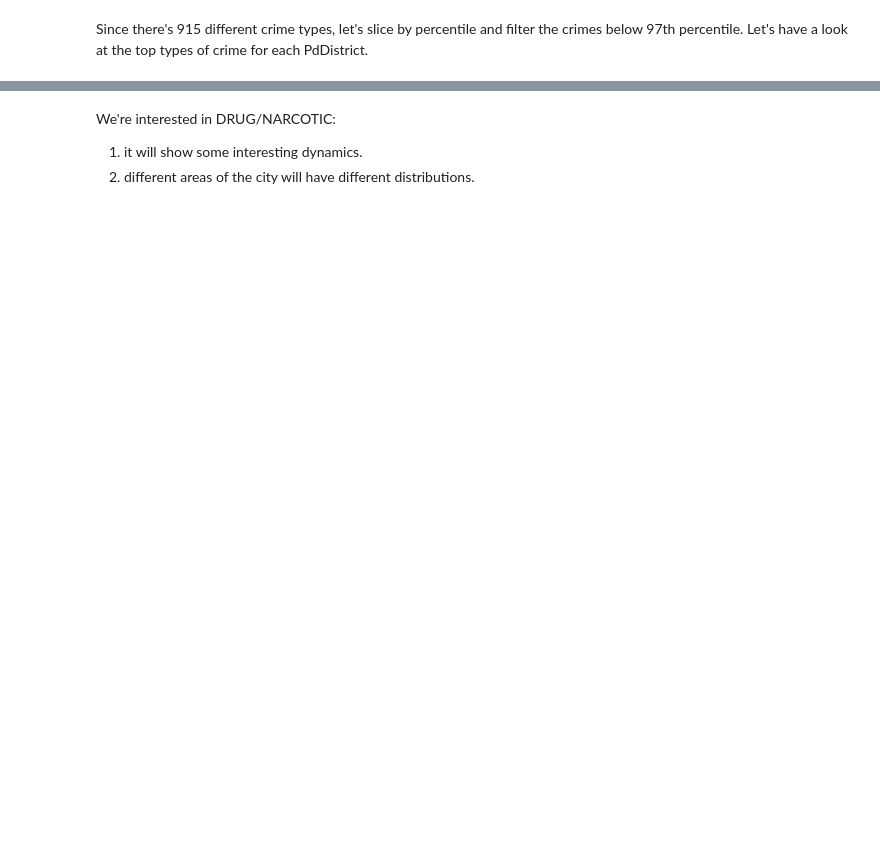
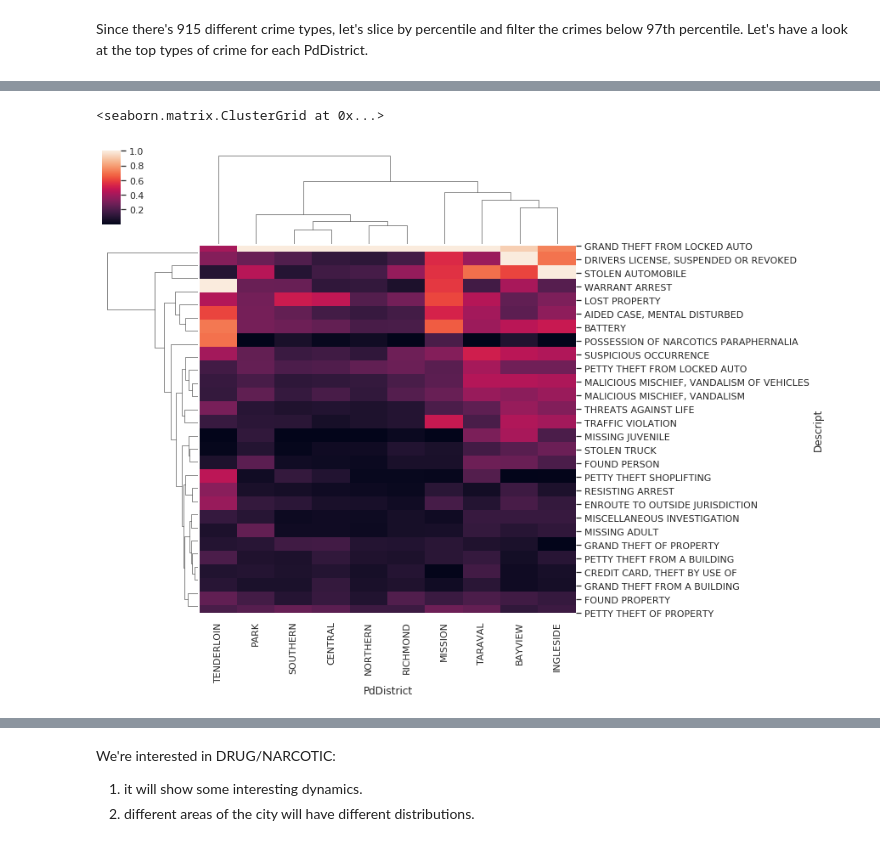
Before and after one commit to DATA-606-2023-FALL-TUESDAY/Jettem_Sushma, a Jupyter notebook: src/DrugAnalysisOpioid.ipynb, the cells around one changed output, grey strips where cells are left out. Drawn from its saved outputs; the diff is of its cells as text; code cells hidden in the pictures; blank space fills up the shorter version.

```diff
--- a/src/DrugAnalysisOpioid.ipynb
+++ b/src/DrugAnalysisOpioid.ipynb
@@ -179,0 +143,6 @@ plotdata(d_crime,'Category')
+# %%
+#Normalize vertically across PdDistrict.
+sns.clustermap(t,standard_scale=1,  vmin=0.0002, vmax=1)
+# %% [output]
+<seaborn.matrix.ClusterGrid at 0x...>
+[figure, added]
```
Also changed, not shown: parts of 44 cells of this notebook.
